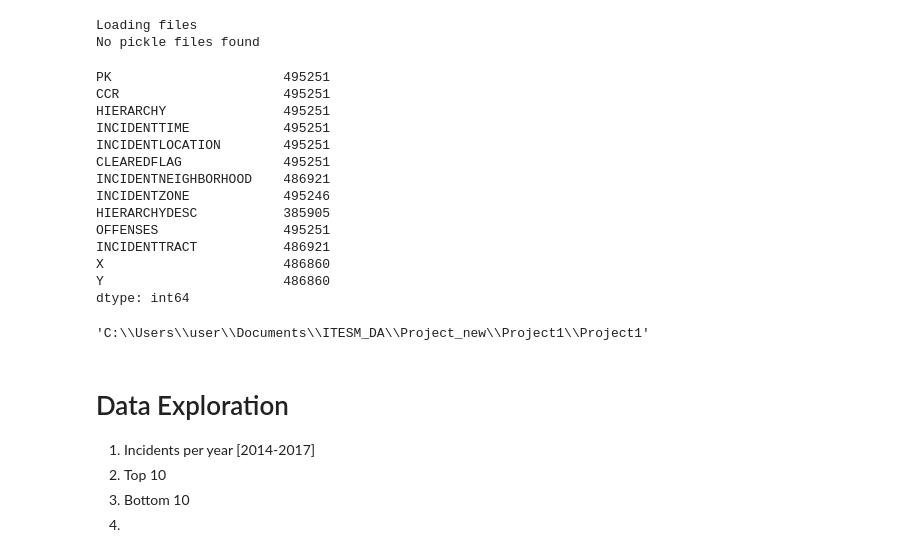
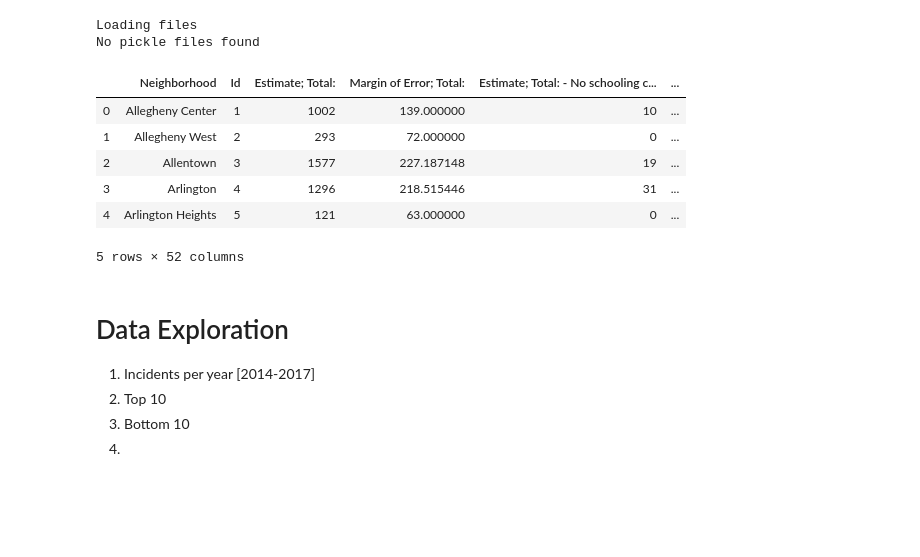
Before and after one commit to palolo02/Project1, a Jupyter notebook: Crime in US.ipynb, the cells around one changed output. Saved outputs shown, nothing was run; the diff lists cells and outputs as text; code cells hidden in the pictures; blank space fills up the shorter version.

```diff
--- a/Crime in US.ipynb
+++ b/Crime in US.ipynb
@@ -153,49 +153,46 @@ No pickle files found
 
 import matplotlib.pyplot as plt
 import pandas as pd
 import numpy as np
 import requests
 import time
 import json
 import julian
 import datetime
 import os
 
 from scipy.stats import linregress
 
 try:
 
     #Load File (CSV)
     file_ori_blotter = "Resources/P_archive-police-blotter_ok.csv"
     f_income_p_all = "Resources/P_income_pittsburg_byyear.csv"
     f_income_p_14= "Resources/P_h_income_2014.csv"
     f_income_p_15= "Resources/P_h_income_2015.csv"
+    f_edu_p_14 ="Resources/P_educational-attainment-for-the-population-25-years-and-over_2014_ok.csv"
+    f_edu_p_15="Resources/P_educational-attainment-for-the-population-25-years-and-over_2015_ok.csv"
     ori_blotter_df = pd.read_csv(file_ori_blotter, dtype={"pk": object})
     ori_inc_p_df = pd.read_csv(f_income_p_all)
     ori_inc_p_14_df = pd.read_csv(f_income_p_14)
     ori_inc_p_15_df = pd.read_csv(f_income_p_15)
     ori_inc_p_14_df = pd.read_csv(f_income_p_14, dtype={"Estimate; Aggregate household income in the past 12 months (in 2014 Inflation-adjusted dollars)": float})
     ori_inc_p_15_df = pd.read_csv(f_income_p_15, dtype={"Estimate; Aggregate household income in the past 12 months (in 2015 Inflation-adjusted dollars)":float})
+    ori_edu_p_14_df = pd.read_csv(f_edu_p_14)
+    ori_edu_p_14_df = pd.read_csv(f_edu_p_15)
     v_fori_blo_df = ori_blotter_df
-    display(ori_blotter_df.count())
+    display(ori_edu_p_14_df.head())
 except Exception:
      print("No  files found")
+#os.getcwd()
 # %% [output]
+|  | Neighborhood | Id | Estimate; Total: | Margin of Error; Total: | Estimate; Total: - No schooling c... | ... |
+| 0 | Allegheny Center | 1 | 1002 | 139.000000 | 10 | ... |
+| 1 | Allegheny West | 2 | 293 | 72.000000 | 0 | ... |
+| 2 | Allentown | 3 | 1577 | 227.187148 | 19 | ... |
+| 3 | Arlington | 4 | 1296 | 218.515446 | 31 | ... |
+| 4 | Arlington Heights | 5 | 121 | 63.000000 | 0 | ... |
-PK                      495251
-CCR                     495251
-HIERARCHY               495251
-INCIDENTTIME            495251
-INCIDENTLOCATION        495251
-CLEAREDFLAG             495251
-INCIDENTNEIGHBORHOOD    486921
-INCIDENTZONE            495246
-HIERARCHYDESC           385905
-OFFENSES                495251
-INCIDENTTRACT           486921
-X                       486860
-Y                       486860
-dtype: int64
+5 rows × 52 columns
-'C:\\Users\\user\\Documents\\ITESM_DA\\Project_new\\Project1\\Project1'
 # %% [markdown]
 # Data Exploration
 
```
